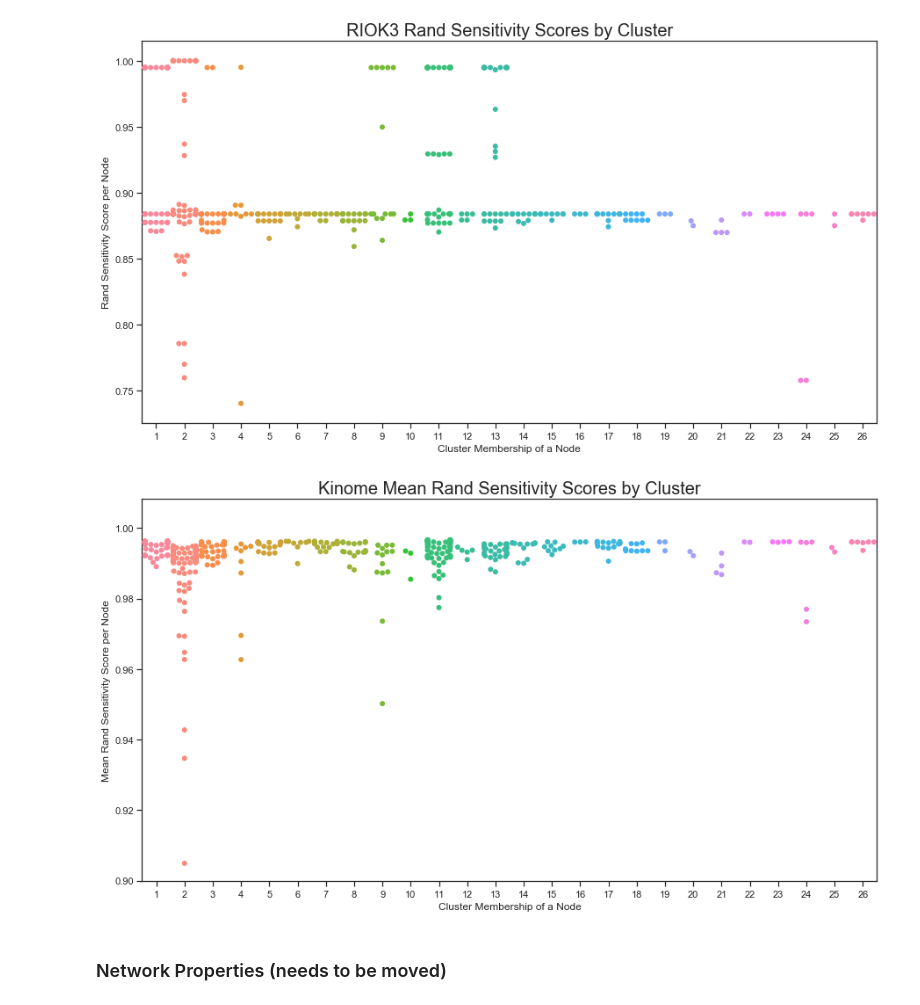
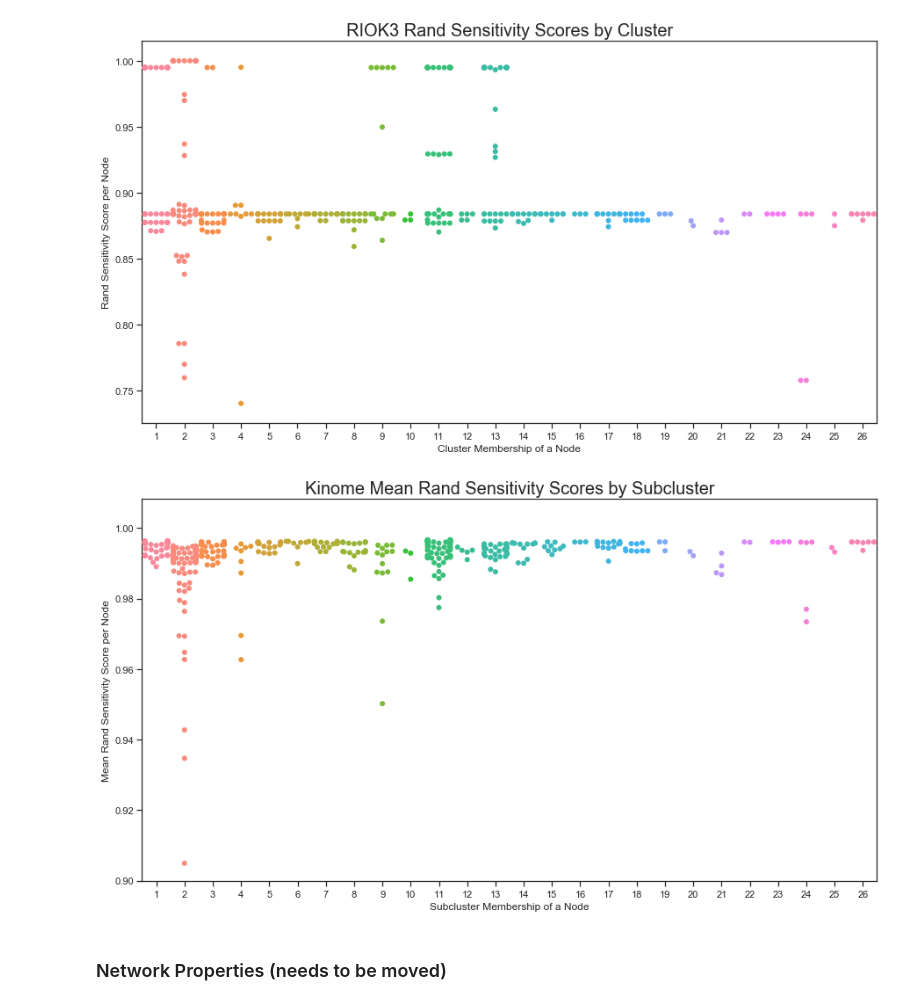
Before and after one commit to gomezlab/kinotypeClusteringAndRegression, a Jupyter notebook: src/network_11_analysisOfSensitivity.ipynb, the cells around one changed output. Saved outputs shown, nothing was run; the diff lists cells and outputs as text; code cells hidden in the pictures.

```diff
--- a/src/network_11_analysisOfSensitivity.ipynb
+++ b/src/network_11_analysisOfSensitivity.ipynb
@@ -308,12 +336,12 @@ plt.show()
 # %%
 fig, ax = plt.subplots(figsize=(15,8))
 sns.swarmplot(data=pd.DataFrame(rand.mean(axis=1)).merge(louv, left_index=True, right_index=True), x='cluster', y=0, dodge=True, size=6, ax=ax)
-plt.title('Kinome Mean Rand Sensitivity Scores by Cluster', fontsize=20)
-plt.xlabel('Cluster Membership of a Node')
+plt.title('Kinome Mean Rand Sensitivity Scores by Subcluster', fontsize=20)
+plt.xlabel('Subcluster Membership of a Node')
 plt.ylabel('Mean Rand Sensitivity Score per Node')
 plt.show()
 # %% [output]
-[figure, old version]
+[figure, new version]
 # %% [markdown]
 ### Network Properties (needs to be moved)
 # %%
```
Also changed, not shown: parts of 6 cells of this notebook.
